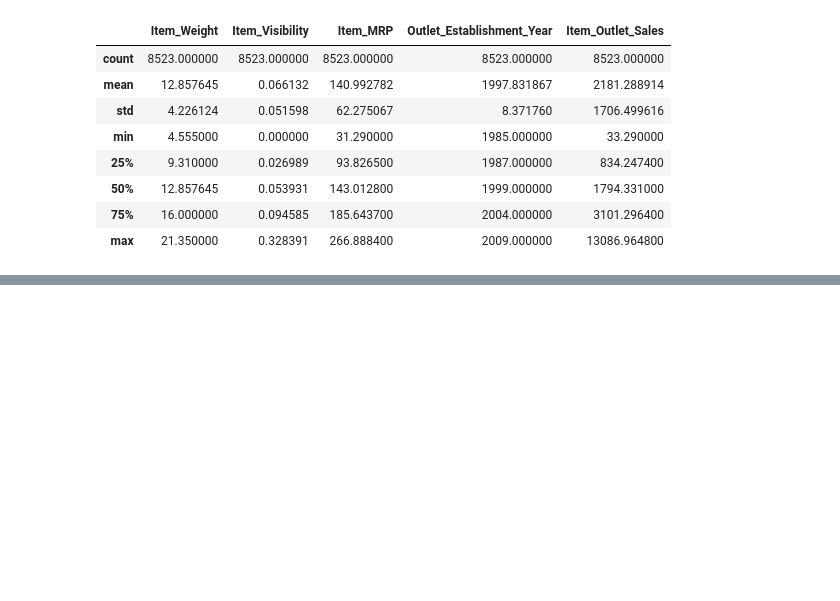
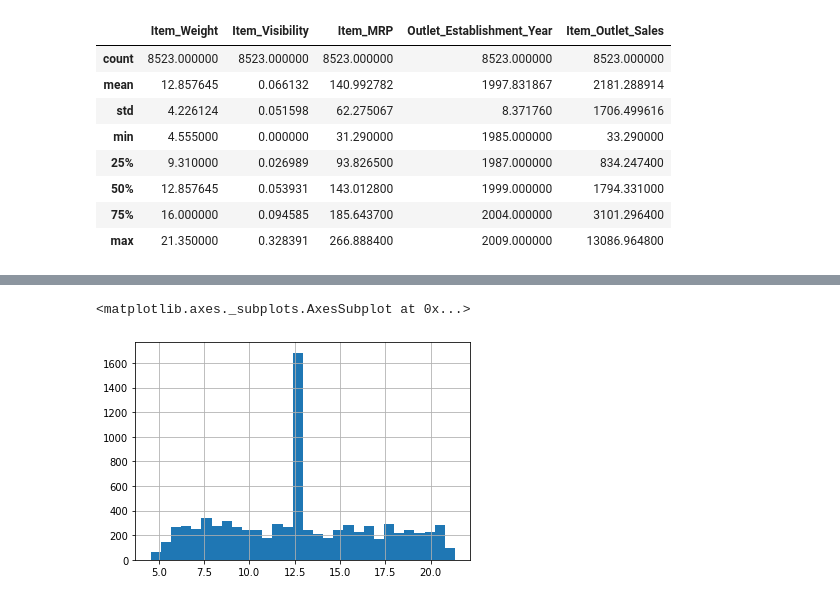
Before and after one commit to kpaulfran/sales-predictions, a Jupyter notebook: project1.ipynb, the cells around one changed output, grey strips where cells are left out. Cells and saved outputs as stored; diff of their text form; code cells hidden in the pictures; blank space fills up the shorter version.

```diff
--- a/project1.ipynb
+++ b/project1.ipynb
@@ -240,0 +271,7 @@ df.describe()
+# %%
+df['Item_Weight'].hist(bins = 30)
+
+#El peso mas comum de los items es 12,8 aprox. La media, esto se deba talvez a que fue el valor que utilizamos para compensar los valores faltantes de esta columna
+# %% [output]
+<matplotlib.axes._subplots.AxesSubplot at 0x...>
+[figure, added]
```
Also changed, not shown: parts of 13 cells of this notebook.
